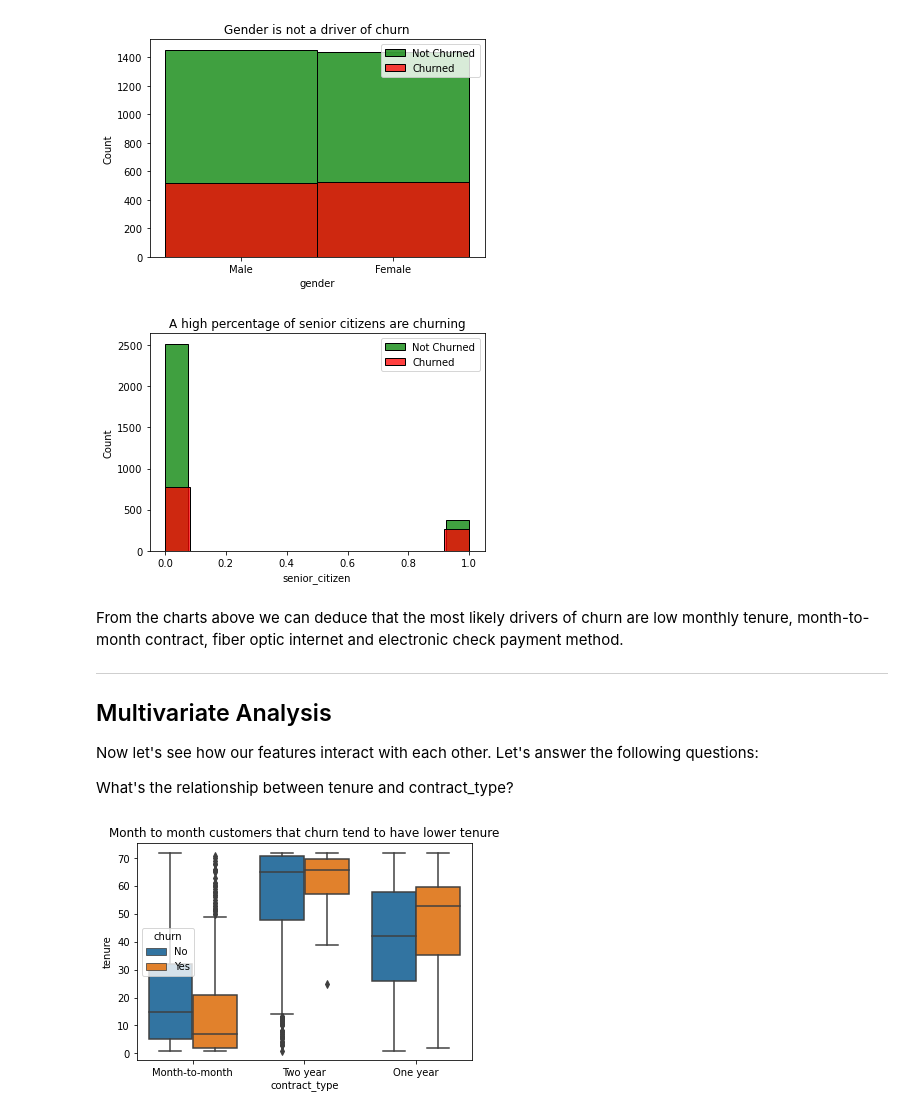
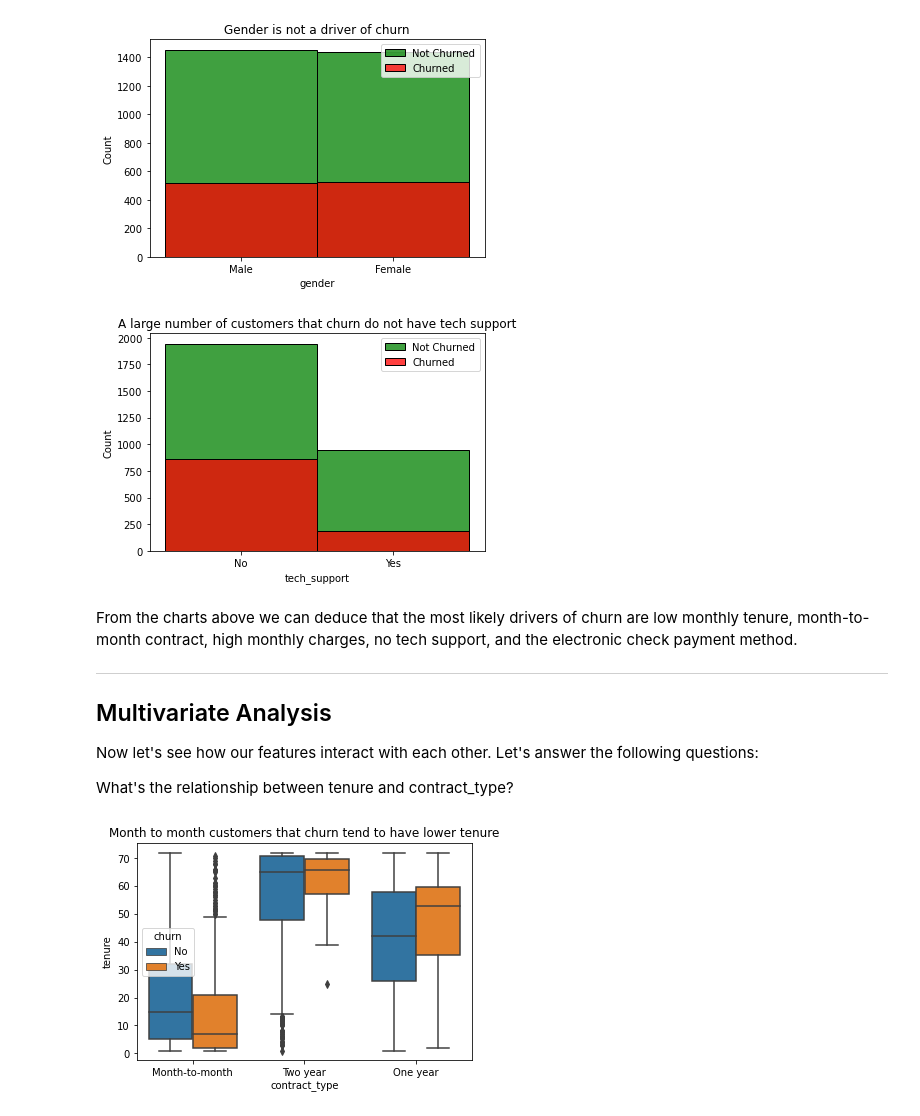
Before and after one commit to alegarcia-dev/telco-classification-project, a Jupyter notebook: notebooks/explore.ipynb, the cells around one changed output. Saved outputs shown, nothing was run; the diff lists cells and outputs as text; code cells hidden in the pictures.

```diff
--- a/notebooks/explore.ipynb
+++ b/notebooks/explore.ipynb
@@ -236,14 +236,14 @@ plt.legend();
 # %% [output]
 [figure]
 # %%
-sns.histplot(data = not_churned.senior_citizen, label = 'Not Churned', color = 'green')
-sns.histplot(data = churned.senior_citizen, label = 'Churned', color = 'red')
-plt.title('A high percentage of senior citizens are churning')
+sns.histplot(data = not_churned.tech_support, label = 'Not Churned', color = 'green')
+sns.histplot(data = churned.tech_support, label = 'Churned', color = 'red')
+plt.title('A large number of customers that churn do not have tech support')
 plt.legend();
 # %% [output]
-[figure, old version]
+[figure, new version]
 # %% [markdown]
-From the charts above we can deduce that the most likely drivers of churn are low monthly tenure, month-to-month contract, fiber optic internet and electronic check payment method.
+From the charts above we can deduce that the most likely drivers of churn are low monthly tenure, month-to-month contract, high monthly charges, no tech support, and the electronic check payment method.
 
 ---
 
```
Also changed, not shown: parts of 9 cells of this notebook, 4 other files.
